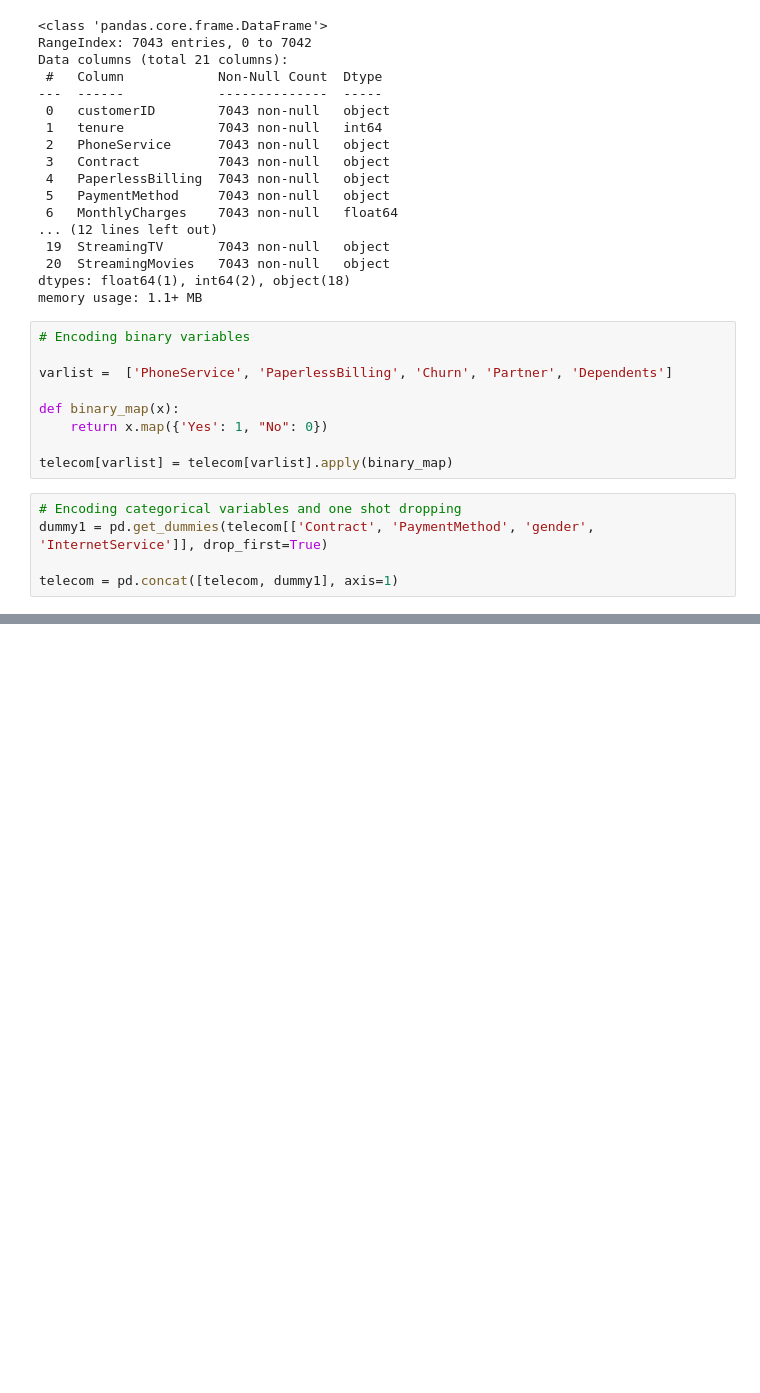
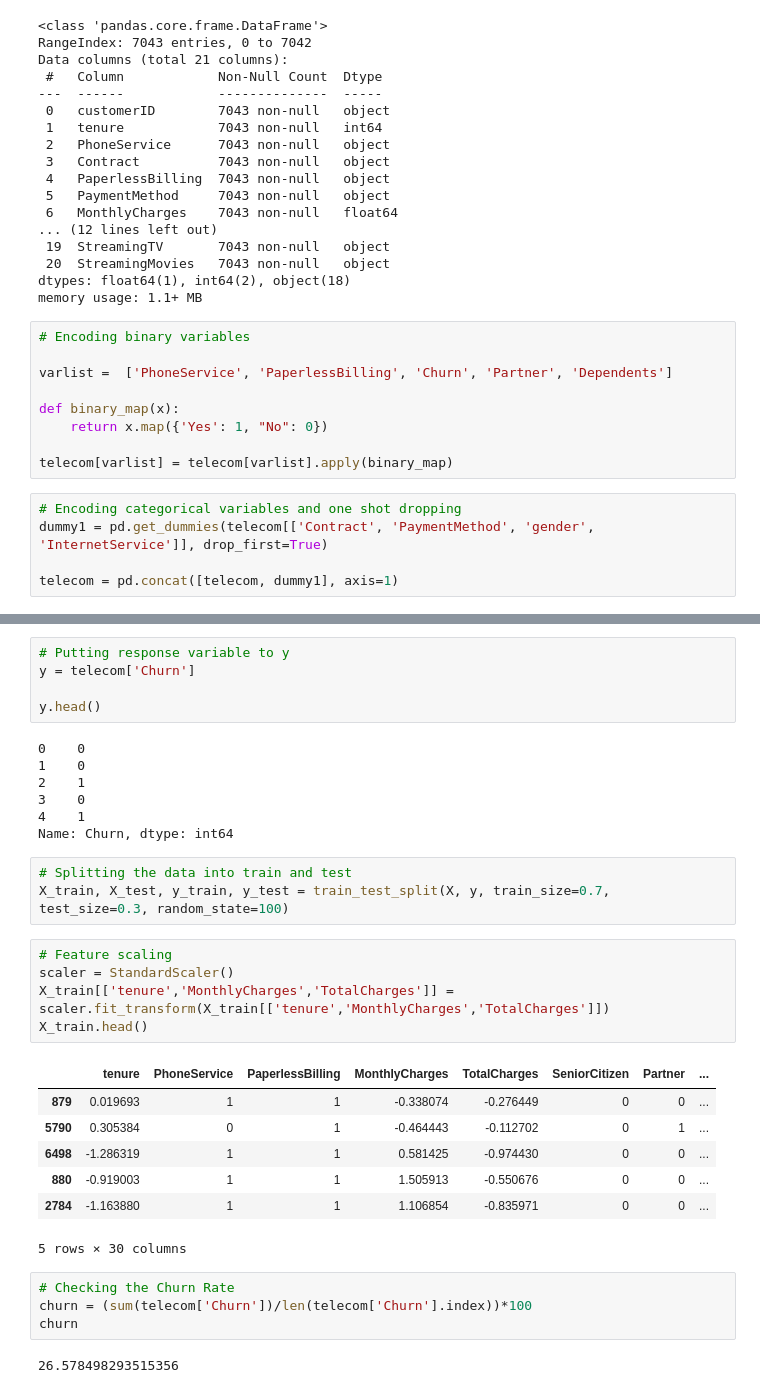
Before and after one commit to WolfeTyler/Churn-Multivariate-Logistic-Regression-ML-Modeling, a Jupyter notebook: Churn-Multivariate-Logistic-Regression.ipynb, the cells around one changed output, grey strips where cells are left out. Cells and saved outputs as stored; diff of their text form; blank space fills up the shorter version.

```diff
--- a/Churn-Multivariate-Logistic-Regression.ipynb
+++ b/Churn-Multivariate-Logistic-Regression.ipynb
@@ -150,0 +212,34 @@ TypeError: DataFrame.drop() takes from 1 to 2 positional arguments but 3 were gi
+# %%
+# Putting response variable to y
+y = telecom['Churn']
+
+y.head()
+# %% [output]
+0    0
+1    0
+2    1
+3    0
+4    1
+Name: Churn, dtype: int64
+# %%
+# Splitting the data into train and test
+X_train, X_test, y_train, y_test = train_test_split(X, y, train_size=0.7, test_size=0.3, random_state=100)
+# %%
+# Feature scaling
+scaler = StandardScaler()
+X_train[['tenure','MonthlyCharges','TotalCharges']] = scaler.fit_transform(X_train[['tenure','MonthlyCharges','TotalCharges']])
+X_train.head()
+# %% [output]
+|  | tenure | PhoneService | PaperlessBilling | MonthlyCharges | TotalCharges | SeniorCitizen | Partner | ... |
+| 879 | 0.019693 | 1 | 1 | -0.338074 | -0.276449 | 0 | 0 | ... |
+| 5790 | 0.305384 | 0 | 1 | -0.464443 | -0.112702 | 0 | 1 | ... |
+| 6498 | -1.286319 | 1 | 1 | 0.581425 | -0.974430 | 0 | 0 | ... |
+| 880 | -0.919003 | 1 | 1 | 1.505913 | -0.550676 | 0 | 0 | ... |
+| 2784 | -1.163880 | 1 | 1 | 1.106854 | -0.835971 | 0 | 0 | ... |
+5 rows × 30 columns
+# %%
+# Checking the Churn Rate
+churn = (sum(telecom['Churn'])/len(telecom['Churn'].index))*100
+churn
+# %% [output]
+26.578498293515356
```
Also changed, not shown: parts of 8 cells of this notebook.
